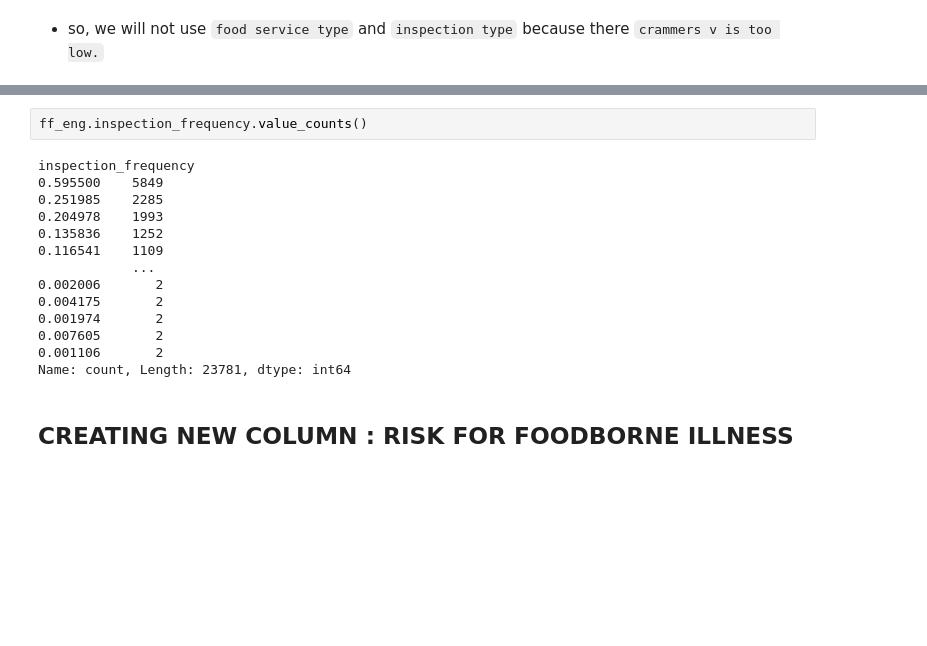
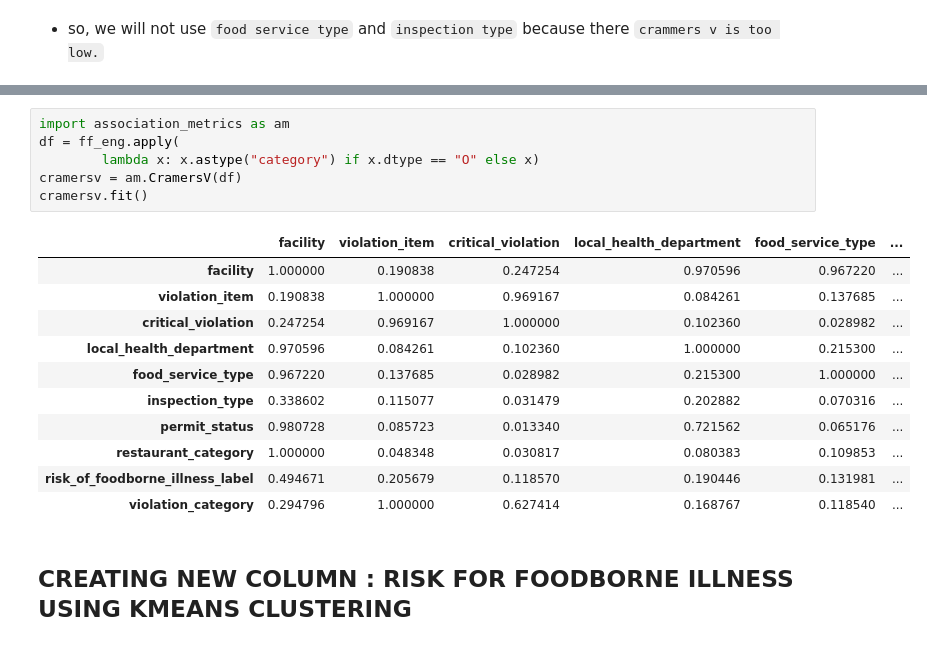
Before and after one commit to bringesh2001/Food-Borne-Illness-prediction-in-NewYork-Restaurants, a Jupyter notebook: Notebooks/Feature_Engg.ipynb, the cells around one changed output, grey strips where cells are left out. Cells and saved outputs as stored; diff of their text form; blank space fills up the shorter version.

```diff
--- a/Notebooks/Feature_Engg.ipynb
+++ b/Notebooks/Feature_Engg.ipynb
@@ -873,20 +891,22 @@ Index(['facility', 'date_of_inspection_transformed', 'violation_item',
       dtype='object')
-# %%
-ff_eng.inspection_frequency.value_counts()
-# %% [output]
-inspection_frequency
-0.595500    5849
-0.251985    2285
-0.204978    1993
-0.135836    1252
-0.116541    1109
-            ...
-0.002006       2
-0.004175       2
-0.001974       2
-0.007605       2
-0.001106       2
-Name: count, Length: 23781, dtype: int64
+# %%
+import association_metrics as am
+df = ff_eng.apply(
+        lambda x: x.astype("category") if x.dtype == "O" else x)
+cramersv = am.CramersV(df)
+cramersv.fit()
+# %% [output]
+|  | facility | violation_item | critical_violation | local_health_department | food_service_type | ... |
+| facility | 1.000000 | 0.190838 | 0.247254 | 0.970596 | 0.967220 | ... |
+| violation_item | 0.190838 | 1.000000 | 0.969167 | 0.084261 | 0.137685 | ... |
+| critical_violation | 0.247254 | 0.969167 | 1.000000 | 0.102360 | 0.028982 | ... |
+| local_health_department | 0.970596 | 0.084261 | 0.102360 | 1.000000 | 0.215300 | ... |
+| food_service_type | 0.967220 | 0.137685 | 0.028982 | 0.215300 | 1.000000 | ... |
+| inspection_type | 0.338602 | 0.115077 | 0.031479 | 0.202882 | 0.070316 | ... |
+| permit_status | 0.980728 | 0.085723 | 0.013340 | 0.721562 | 0.065176 | ... |
+| restaurant_category | 1.000000 | 0.048348 | 0.030817 | 0.080383 | 0.109853 | ... |
+| risk_of_foodborne_illness_label | 0.494671 | 0.205679 | 0.118570 | 0.190446 | 0.131981 | ... |
+| violation_category | 0.294796 | 1.000000 | 0.627414 | 0.168767 | 0.118540 | ... |
 # %% [markdown]
-## CREATING NEW COLUMN : RISK FOR FOODBORNE ILLNESS
+## CREATING NEW COLUMN : RISK FOR FOODBORNE ILLNESS USING KMEANS CLUSTERING
 # %%
```
Also changed, not shown: parts of 37 cells of this notebook.
